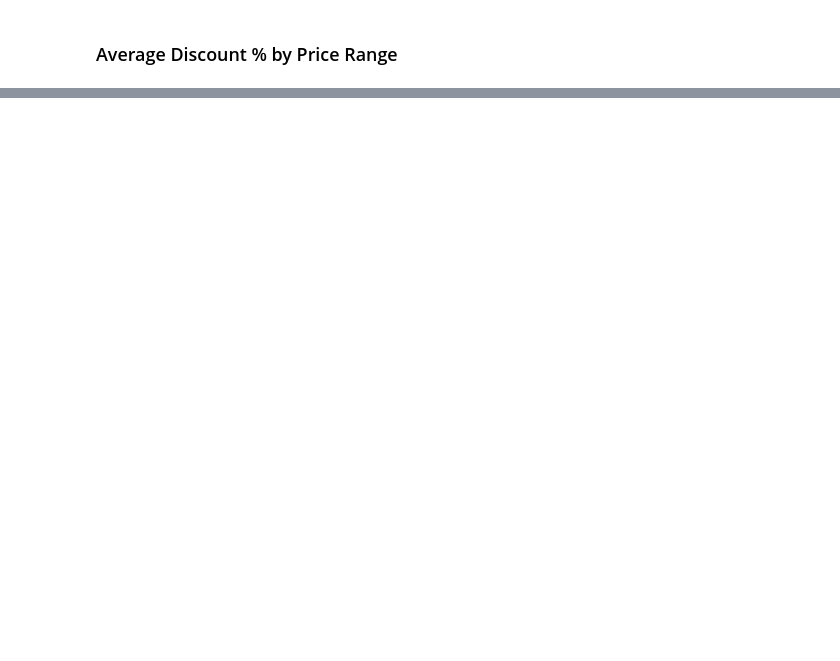
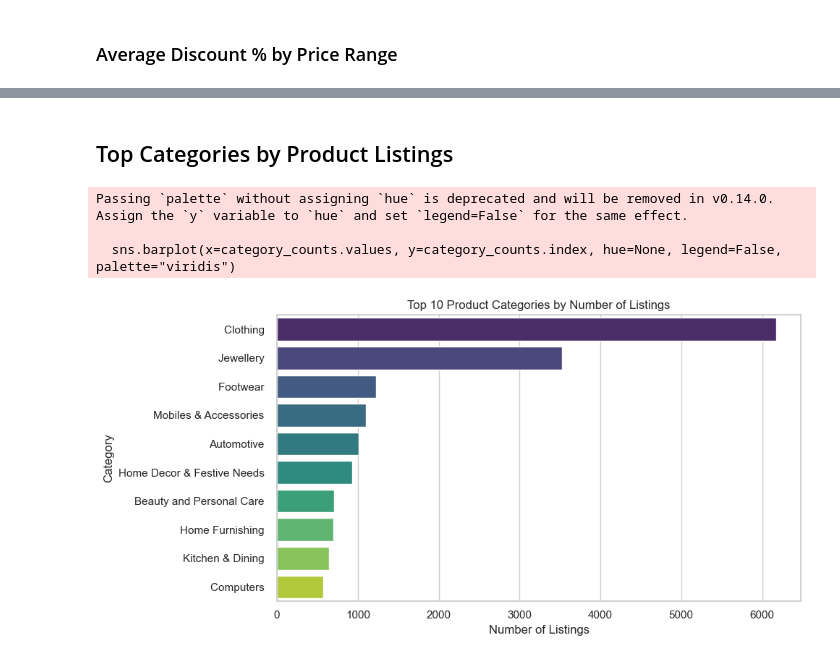
Before and after one commit to aryavardhanjain/Flipkart-Ecommerce-Analysis, a Jupyter notebook: notebooks/02-eda-analysis.ipynb, the cells around one changed output, grey strips where cells are left out. Drawn from its saved outputs; the diff is of its cells as text; code cells hidden in the pictures; blank space fills up the shorter version.

```diff
--- a/notebooks/02-eda-analysis.ipynb
+++ b/notebooks/02-eda-analysis.ipynb
@@ -144,0 +234,20 @@ plt.show()
+# %% [markdown]
+## Top Categories by Product Listings
+# %%
+df['top_category'] = df['product_category_tree'].str.extract(r'\"([^>>\"]+)', expand=False)
+
+category_counts = df['top_category'].value_counts().head(10)
+
+plt.figure(figsize=(10, 5))
+sns.barplot(x=category_counts.values, y=category_counts.index, hue=None, legend=False, palette="viridis")
+plt.title("Top 10 Product Categories by Number of Listings")
+plt.xlabel("Number of Listings")
+plt.ylabel("Category")
+plt.tight_layout()
+plt.savefig("../visuals/top_categories_by_listings.png")
+plt.show()
+# %% [output]
+Passing `palette` without assigning `hue` is deprecated and will be removed in v0.14.0. Assign the `y` variable to `hue` and set `legend=False` for the same effect.
+
+  sns.barplot(x=category_counts.values, y=category_counts.index, hue=None, legend=False, palette="viridis")
+[figure, added]
```
Also changed, not shown: parts of 12 cells of this notebook, 7 other files.
